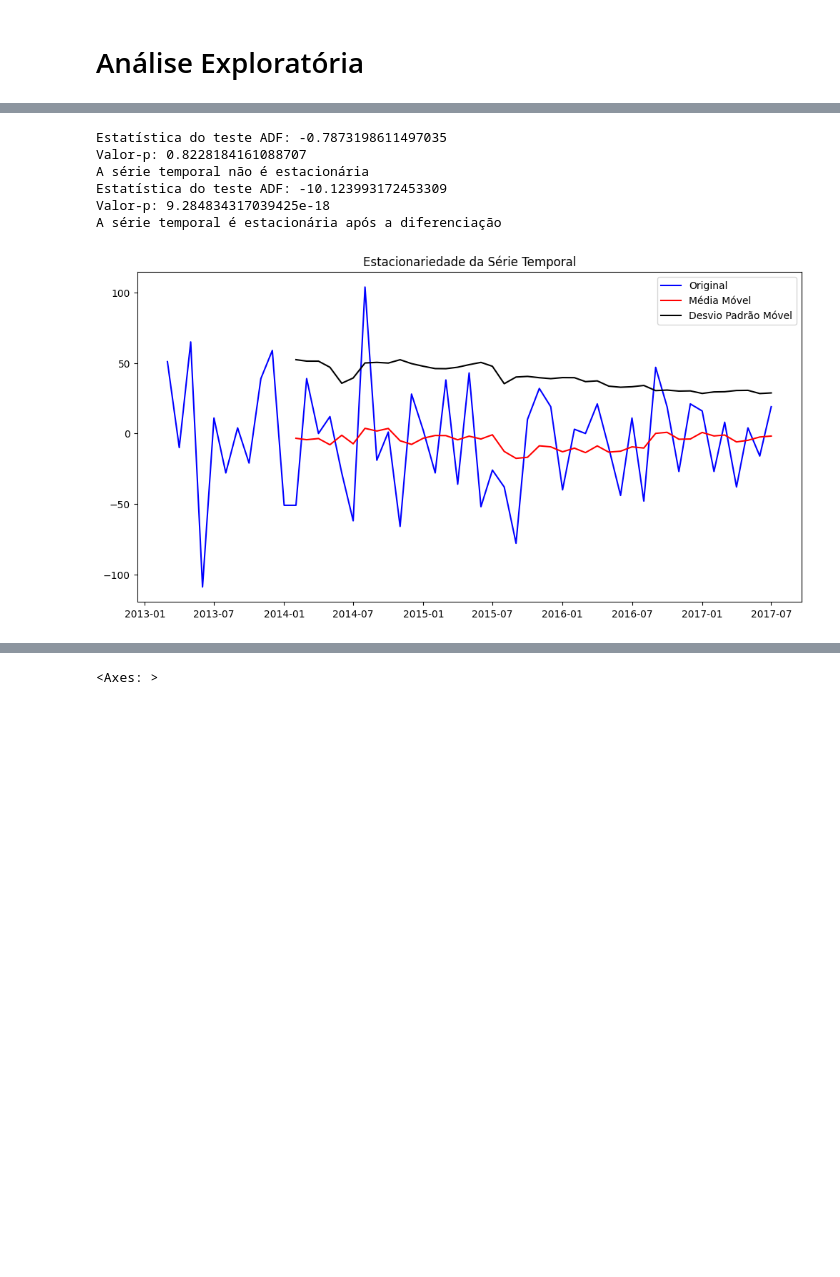
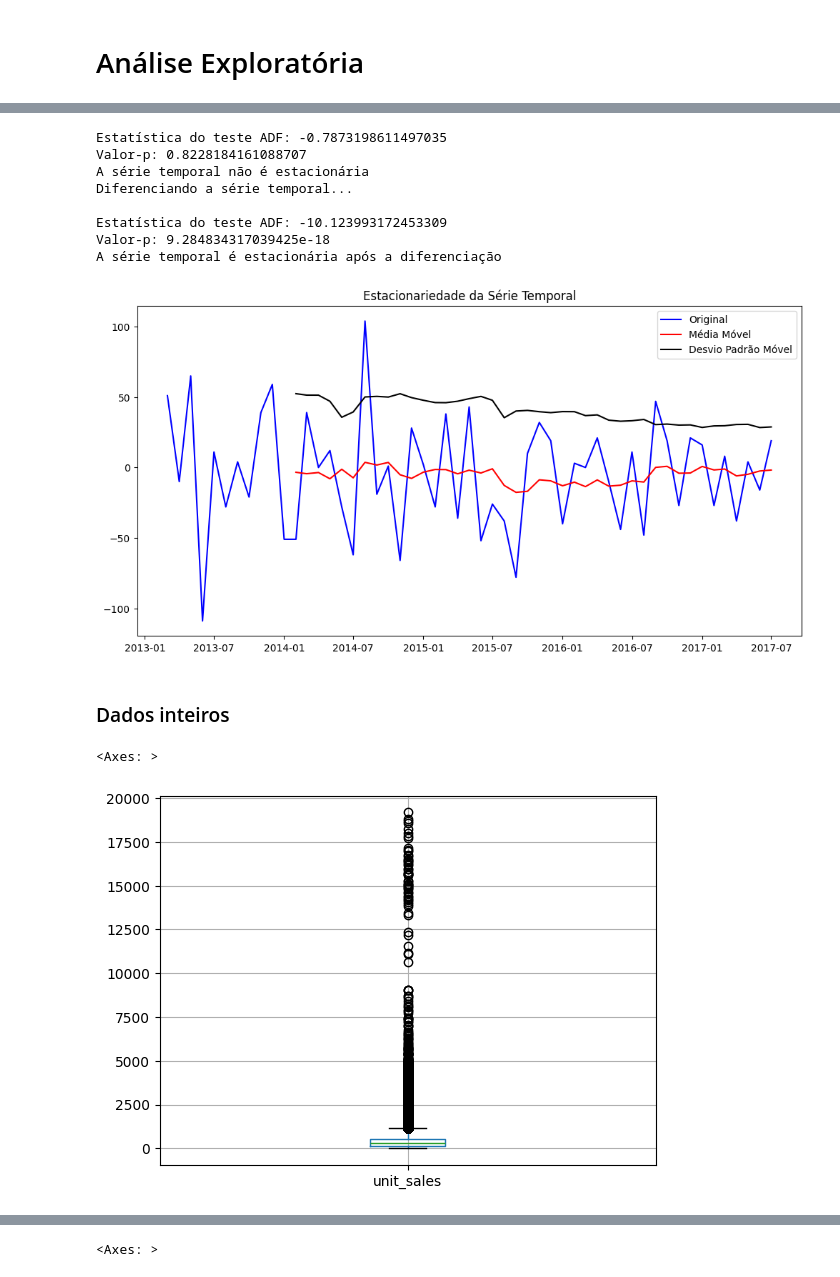
Before and after one commit to erlonL/series-temporais, a Jupyter notebook: seminario1.ipynb, the cells around one changed output, grey strips where cells are left out. Cells and saved outputs as stored; diff of their text form; code cells hidden in the pictures; blank space fills up the shorter version.

```diff
--- a/seminario1.ipynb
+++ b/seminario1.ipynb
@@ -103,7 +107,7 @@ decompose_series(df_agg['unit_sales'], period=12, plot=True)
 # %%
 item_nbr = 870938 # produto classe: DAIRY, perishable: True
 df_item = df[df['item_nbr'] == item_nbr]
-df_item = df_item.groupby('date')['unit_sales'].sum().reset_index()
+#df_item = df_item.groupby('date')['unit_sales'].sum().reset_index()
 df_item.set_index('date', inplace=True)
 
 # Executar o teste de Dickey-Fuller Aumentado
@@ -119,6 +123,7 @@ if result[1] <= 0.05:
     data_diff = pd.Series(df_item['unit_sales'])
 else:
     print("A série temporal não é estacionária")
+    print("Diferenciando a série temporal...\n")
     data_diff = pd.Series(df_item['unit_sales']).diff().dropna()
     data_diff = data_diff.iloc[1:]
     result2 = adfuller(data_diff)
@@ -128,7 +133,6 @@ else:
         print("A série temporal é estacionária após a diferenciação")
     else:
         print("A série temporal não é estacionária após a diferenciação")
-
 
 # plottando
 rolmean = data_diff.rolling(window=12).mean()
@@ -144,7 +148,17 @@ plt.show()
 Estatística do teste ADF: -0.7873198611497035
 Valor-p: 0.8228184161088707
 A série temporal não é estacionária
+Diferenciando a série temporal...
+
 Estatística do teste ADF: -10.123993172453309
 Valor-p: 9.284834317039425e-18
 A série temporal é estacionária após a diferenciação
 [figure]
+# %% [markdown]
+### Dados inteiros
+# %%
+# boxplot to idenfity outliers
+df.boxplot(column='unit_sales')
+# %% [output]
+<Axes: >
+[figure, added]
```
Also changed, not shown: parts of 25 cells of this notebook, 2 other files.
